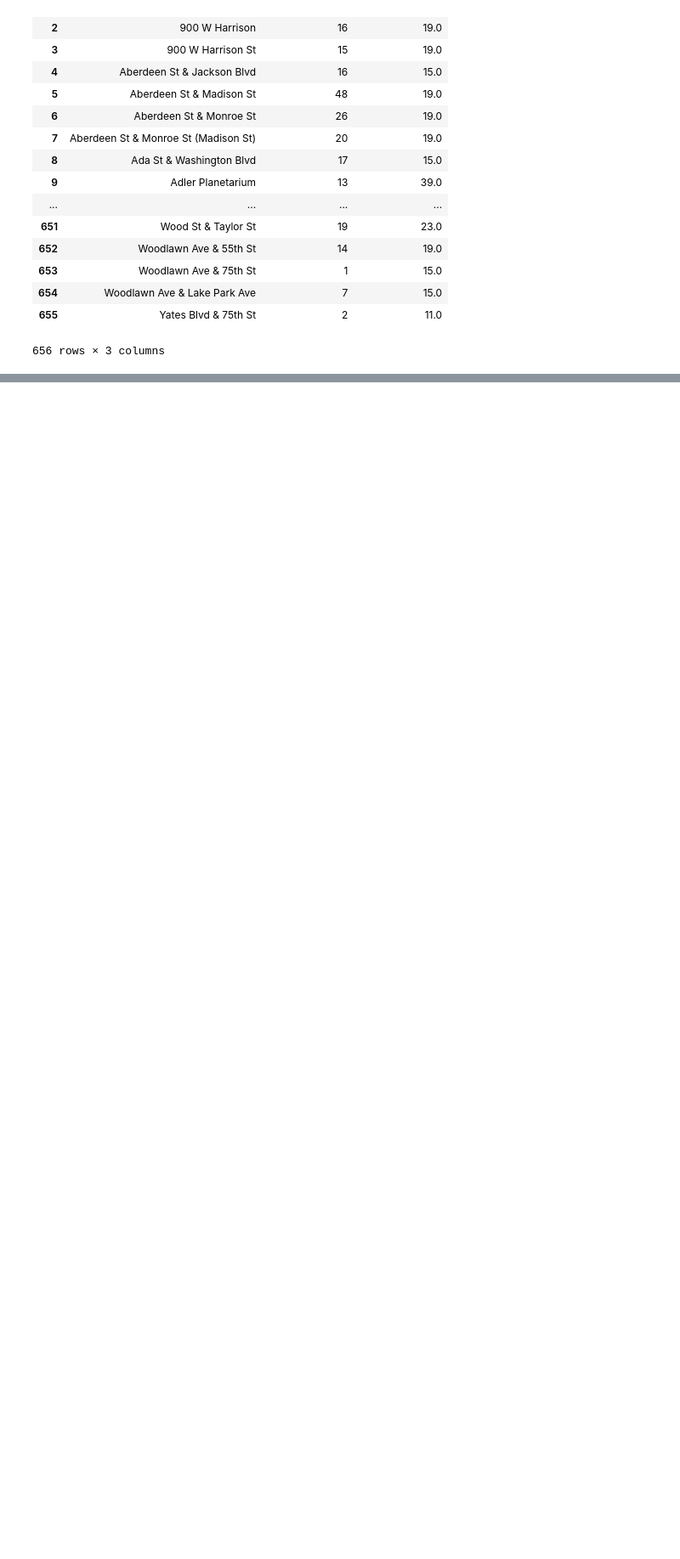
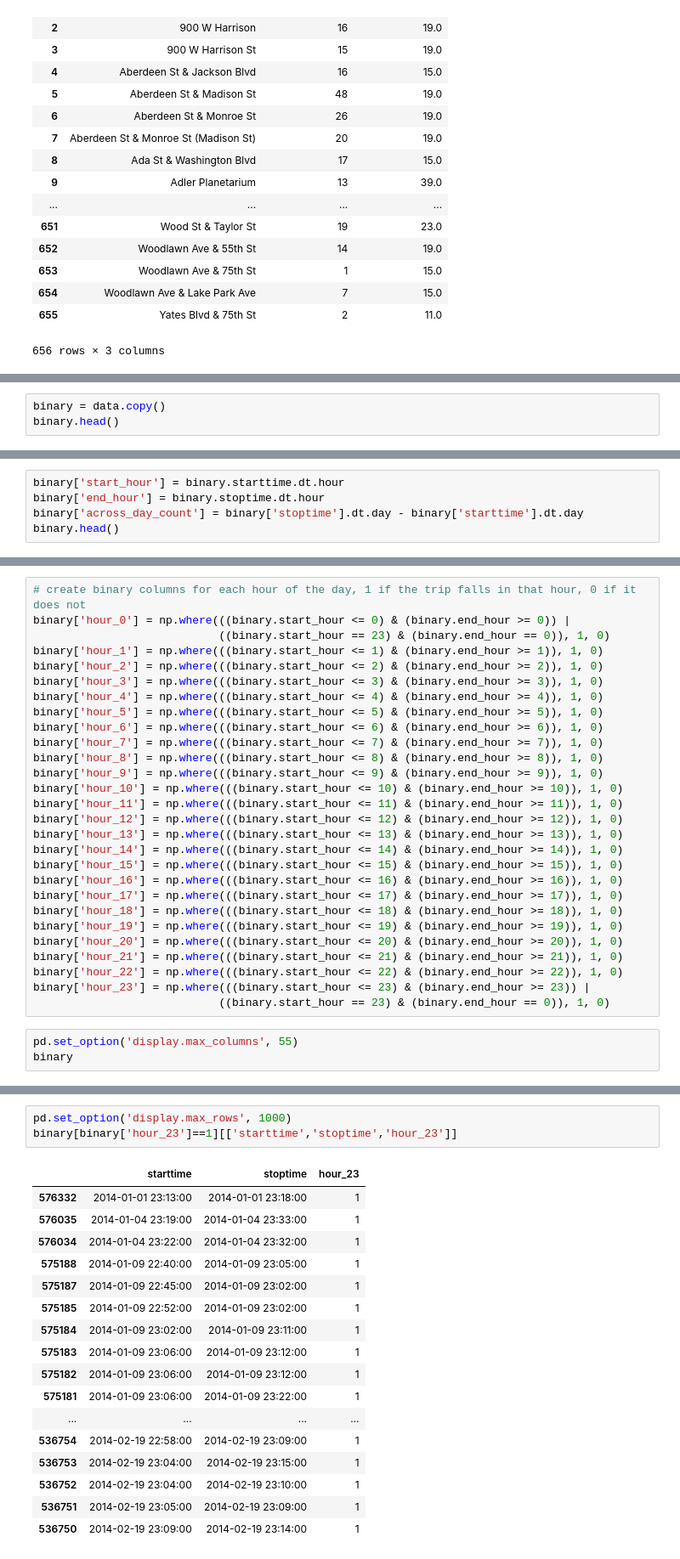
Before and after one commit to karahahn/Springboard_Capstone2, a Jupyter notebook: Capstone 2 Milestone 1.ipynb, the cells around one changed output, grey strips where cells are left out. Shown: that part at 85% size. Drawn from its saved outputs; the diff is of its cells as text; blank space fills up the shorter version.

Commit message:
binary

```diff
--- a/Capstone 2 Milestone 1.ipynb
+++ b/Capstone 2 Milestone 1.ipynb
@@ -623,0 +626,3 @@ pd.merge(max_sum, max_cap, how='inner', left_on='station_name',right_on='from_st
+# %%
+binary = data.copy()
+binary.head()
@@ -623,0 +636,5 @@ pd.merge(max_sum, max_cap, how='inner', left_on='station_name',right_on='from_st
+# %%
+binary['start_hour'] = binary.starttime.dt.hour
+binary['end_hour'] = binary.stoptime.dt.hour
+binary['across_day_count'] = binary['stoptime'].dt.day - binary['starttime'].dt.day
+binary.head()
@@ -623,0 +655,31 @@ pd.merge(max_sum, max_cap, how='inner', left_on='station_name',right_on='from_st
+# %%
+# create binary columns for each hour of the day, 1 if the trip falls in that hour, 0 if it does not
+binary['hour_0'] = np.where(((binary.start_hour <= 0) & (binary.end_hour >= 0)) |
+                            ((binary.start_hour == 23) & (binary.end_hour == 0)), 1, 0)
+binary['hour_1'] = np.where(((binary.start_hour <= 1) & (binary.end_hour >= 1)), 1, 0)
+binary['hour_2'] = np.where(((binary.start_hour <= 2) & (binary.end_hour >= 2)), 1, 0)
+binary['hour_3'] = np.where(((binary.start_hour <= 3) & (binary.end_hour >= 3)), 1, 0)
+binary['hour_4'] = np.where(((binary.start_hour <= 4) & (binary.end_hour >= 4)), 1, 0)
+binary['hour_5'] = np.where(((binary.start_hour <= 5) & (binary.end_hour >= 5)), 1, 0)
+binary['hour_6'] = np.where(((binary.start_hour <= 6) & (binary.end_hour >= 6)), 1, 0)
+binary['hour_7'] = np.where(((binary.start_hour <= 7) & (binary.end_hour >= 7)), 1, 0)
+binary['hour_8'] = np.where(((binary.start_hour <= 8) & (binary.end_hour >= 8)), 1, 0)
+binary['hour_9'] = np.where(((binary.start_hour <= 9) & (binary.end_hour >= 9)), 1, 0)
+binary['hour_10'] = np.where(((binary.start_hour <= 10) & (binary.end_hour >= 10)), 1, 0)
+binary['hour_11'] = np.where(((binary.start_hour <= 11) & (binary.end_hour >= 11)), 1, 0)
+binary['hour_12'] = np.where(((binary.start_hour <= 12) & (binary.end_hour >= 12)), 1, 0)
+binary['hour_13'] = np.where(((binary.start_hour <= 13) & (binary.end_hour >= 13)), 1, 0)
+binary['hour_14'] = np.where(((binary.start_hour <= 14) & (binary.end_hour >= 14)), 1, 0)
+binary['hour_15'] = np.where(((binary.start_hour <= 15) & (binary.end_hour >= 15)), 1, 0)
+binary['hour_16'] = np.where(((binary.start_hour <= 16) & (binary.end_hour >= 16)), 1, 0)
+binary['hour_17'] = np.where(((binary.start_hour <= 17) & (binary.end_hour >= 17)), 1, 0)
+binary['hour_18'] = np.where(((binary.start_hour <= 18) & (binary.end_hour >= 18)), 1, 0)
+binary['hour_19'] = np.where(((binary.start_hour <= 19) & (binary.end_hour >= 19)), 1, 0)
+binary['hour_20'] = np.where(((binary.start_hour <= 20) & (binary.end_hour >= 20)), 1, 0)
+binary['hour_21'] = np.where(((binary.start_hour <= 21) & (binary.end_hour >= 21)), 1, 0)
+binary['hour_22'] = np.where(((binary.start_hour <= 22) & (binary.end_hour >= 22)), 1, 0)
+binary['hour_23'] = np.where(((binary.start_hour <= 23) & (binary.end_hour >= 23)) |
+                            ((binary.start_hour == 23) & (binary.end_hour == 0)), 1, 0)
+# %%
+pd.set_option('display.max_columns', 55)
+binary
@@ -623,0 +735,21 @@ pd.merge(max_sum, max_cap, how='inner', left_on='station_name',right_on='from_st
+# %%
+pd.set_option('display.max_rows', 1000)
+binary[binary['hour_23']==1][['starttime','stoptime','hour_23']]
+# %% [output]
+|  | starttime | stoptime | hour_23 |
+| 576332 | 2014-01-01 23:13:00 | 2014-01-01 23:18:00 | 1 |
+| 576035 | 2014-01-04 23:19:00 | 2014-01-04 23:33:00 | 1 |
+| 576034 | 2014-01-04 23:22:00 | 2014-01-04 23:32:00 | 1 |
+| 575188 | 2014-01-09 22:40:00 | 2014-01-09 23:05:00 | 1 |
+| 575187 | 2014-01-09 22:45:00 | 2014-01-09 23:02:00 | 1 |
+| 575185 | 2014-01-09 22:52:00 | 2014-01-09 23:02:00 | 1 |
+| 575184 | 2014-01-09 23:02:00 | 2014-01-09 23:11:00 | 1 |
+| 575183 | 2014-01-09 23:06:00 | 2014-01-09 23:12:00 | 1 |
+| 575182 | 2014-01-09 23:06:00 | 2014-01-09 23:12:00 | 1 |
+| 575181 | 2014-01-09 23:06:00 | 2014-01-09 23:22:00 | 1 |
+| ... | ... | ... | ... |
+| 536754 | 2014-02-19 22:58:00 | 2014-02-19 23:09:00 | 1 |
+| 536753 | 2014-02-19 23:04:00 | 2014-02-19 23:15:00 | 1 |
+| 536752 | 2014-02-19 23:04:00 | 2014-02-19 23:10:00 | 1 |
+| 536751 | 2014-02-19 23:05:00 | 2014-02-19 23:09:00 | 1 |
+| 536750 | 2014-02-19 23:09:00 | 2014-02-19 23:14:00 | 1 |
```
Also changed, not shown: parts of 10 cells of this notebook.
